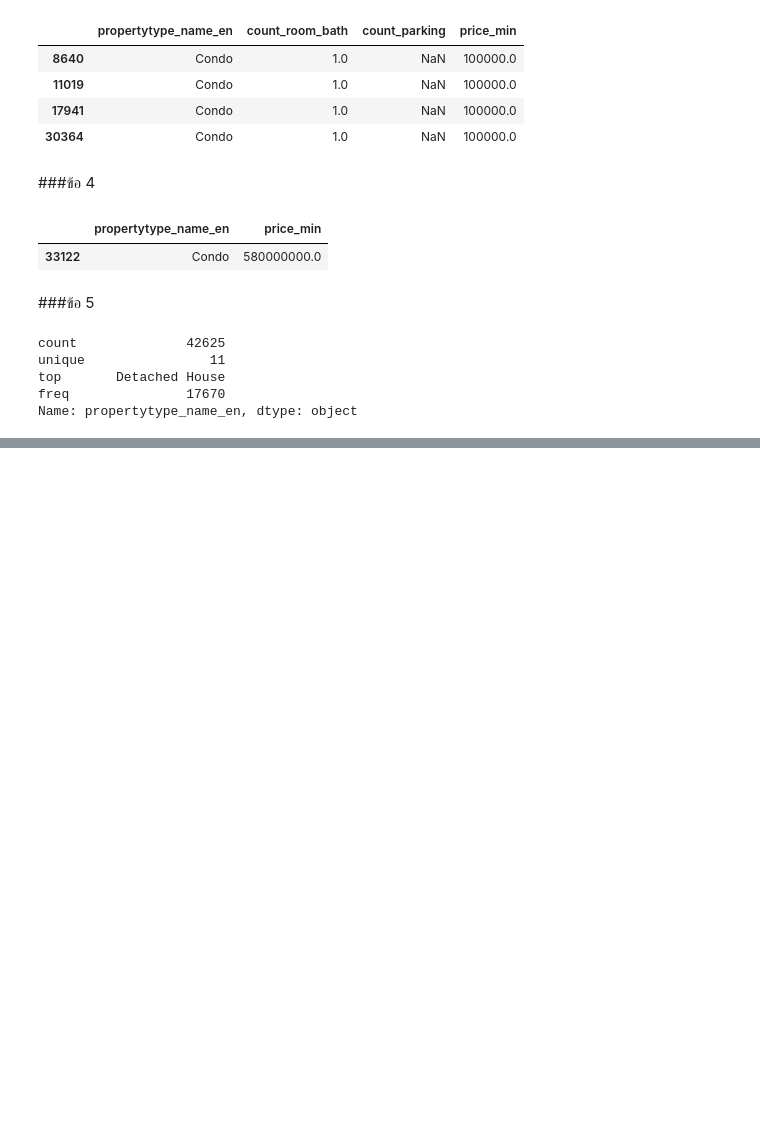
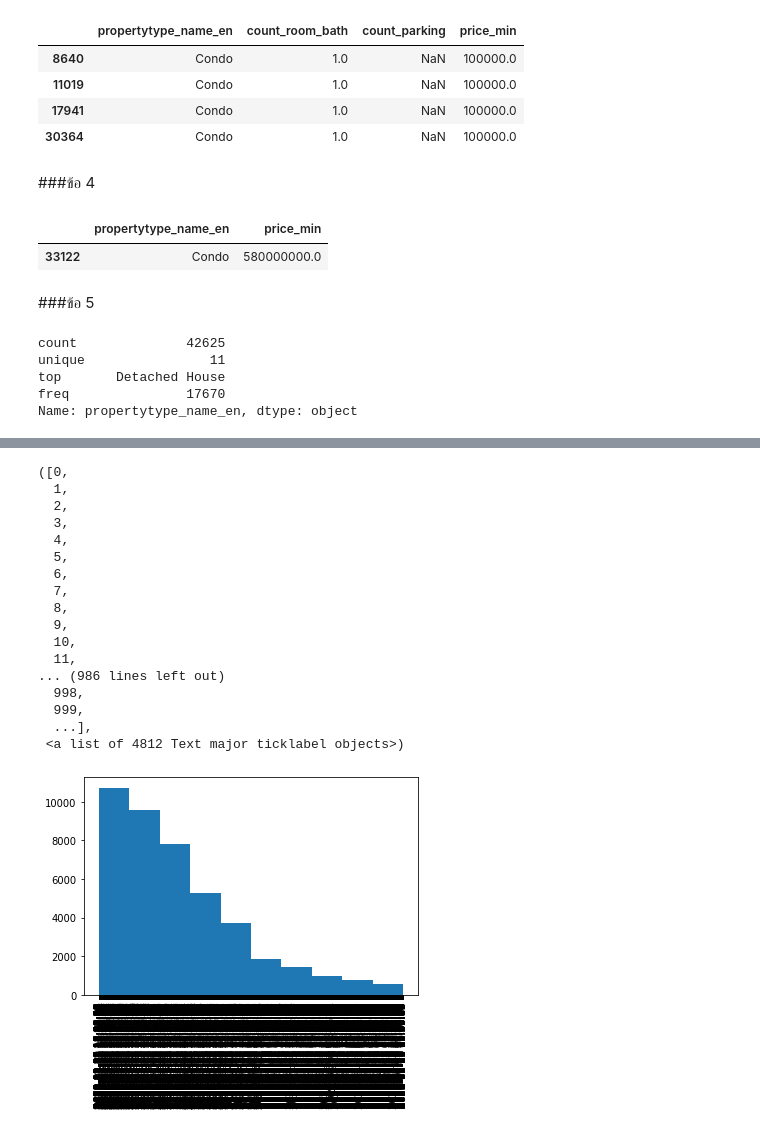
Before and after one commit to Aomaphisara/BasicProg_DataViz65, a Jupyter notebook: Pandas_Dataframe.ipynb, the cells around one changed output, grey strips where cells are left out. Cells and saved outputs as stored; diff of their text form; code cells hidden in the pictures; blank space fills up the shorter version.

```diff
--- a/Pandas_Dataframe.ipynb
+++ b/Pandas_Dataframe.ipynb
@@ -315,0 +342,22 @@ Name: propertytype_name_en, dtype: object
+# %%
+plt.hist(data1['date_created'])
+plt.xticks(rotation='vertical')
+# %% [output]
+([0,
+  1,
+  2,
+  3,
+  4,
+  5,
+  6,
+  7,
+  8,
+  9,
+  10,
+  11,
+... (986 lines left out)
+  998,
+  999,
+  ...],
+ <a list of 4812 Text major ticklabel objects>)
+[figure, added]
```
Also changed, not shown: parts of 5 cells of this notebook.
